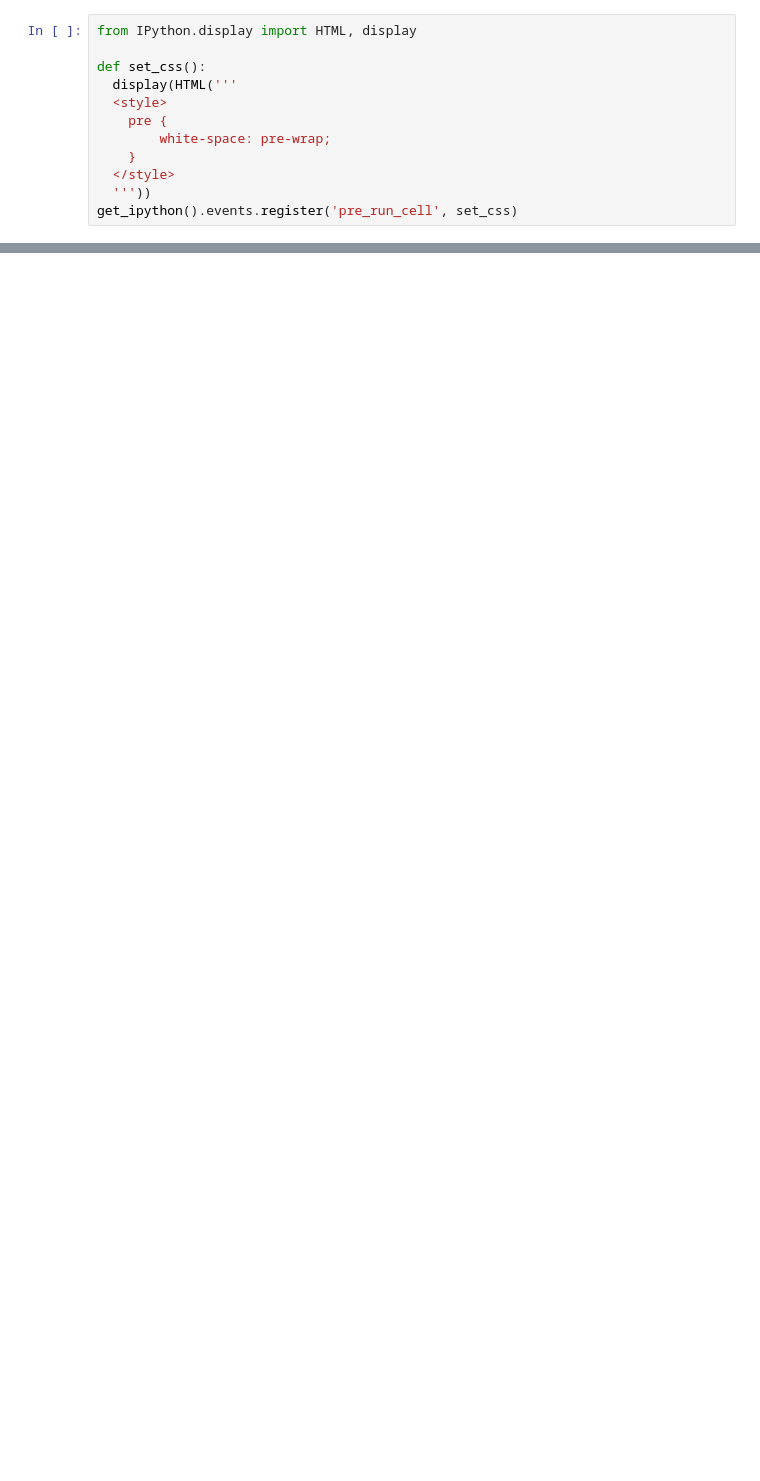
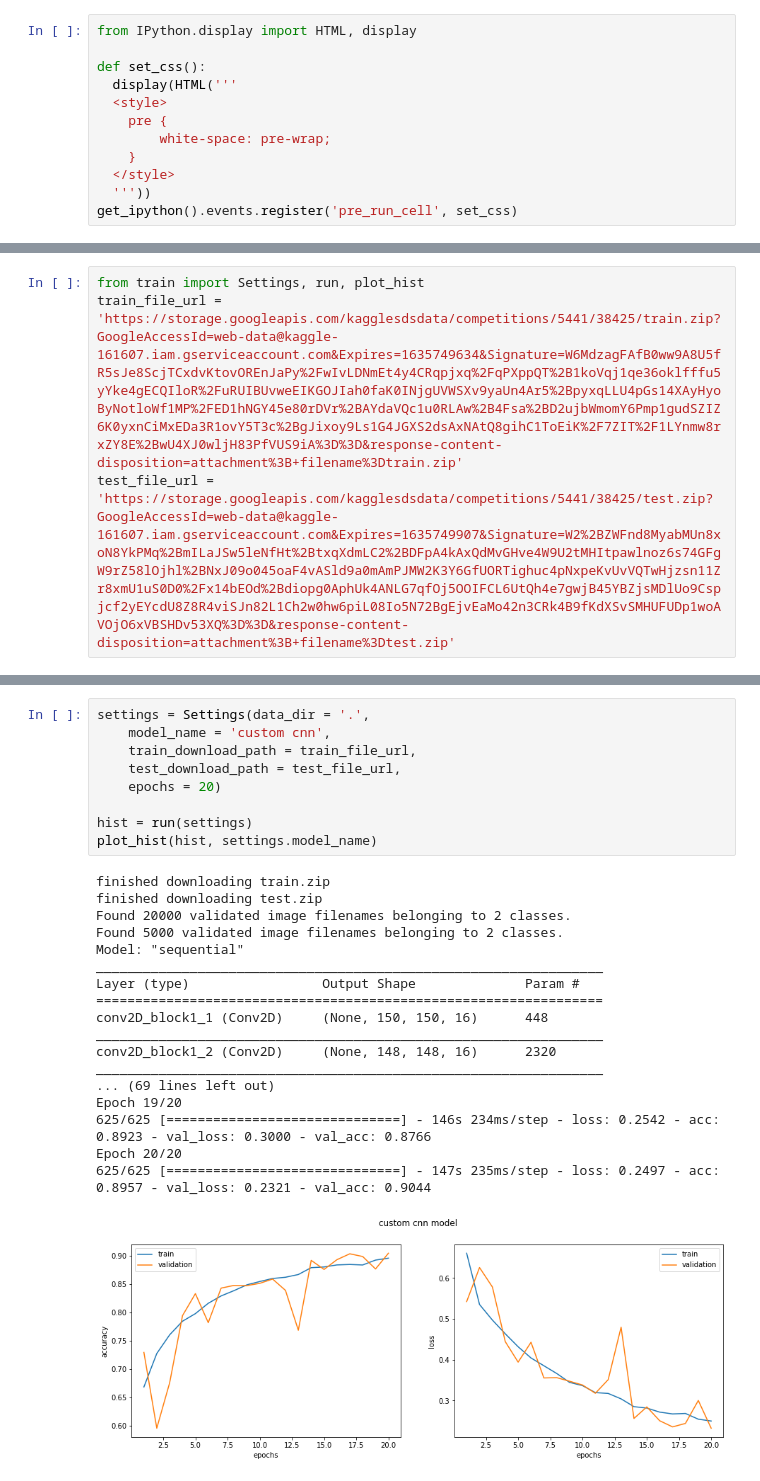
Before and after one commit to gaolichen/machine-learning-examples, a Jupyter notebook: cnn/dog_vs_cat.ipynb, the cells around one changed output, grey strips where cells are left out. Drawn from its saved outputs; the diff is of its cells as text; blank space fills up the shorter version.

```diff
--- a/cnn/dog_vs_cat.ipynb
+++ b/cnn/dog_vs_cat.ipynb
@@ -567,0 +15,4 @@ loading weights from /content/drive/MyDrive/colab/dog_cat/resnet50_run1_0012.ckp
+# %%
+from train import Settings, run, plot_hist
+train_file_url = 'https://storage.googleapis.com/kagglesdsdata/competitions/5441/38425/train.zip?GoogleAccessId=web-data@kaggle-161607.iam.gserviceaccount.com&Expires=1635749634&Signature=W6MdzagFAfB0ww9A8U5fR5sJe8ScjTCxdvKtovOREnJaPy%2FwIvLDNmEt4y4CRqpjxq%2FqPXppQT%2B1koVqj1qe36oklfffu5yYke4gECQIloR%2FuRUIBUvweEIKGOJIah0faK0INjgUVWSXv9yaUn4Ar5%2BpyxqLLU4pGs14XAyHyoByNotloWf1MP%2FED1hNGY45e80rDVr%2BAYdaVQc1u0RLAw%2B4Fsa%2BD2ujbWmomY6Pmp1gudSZIZ6K0yxnCiMxEDa3R1ovY5T3c%2BgJixoy9Ls1G4JGXS2dsAxNAtQ8gihC1ToEiK%2F7ZIT%2F1LYnmw8rxZY8E%2BwU4XJ0wljH83PfVUS9iA%3D%3D&response-content-disposition=attachment%3B+filename%3Dtrain.zip'
+test_file_url = 'https://storage.googleapis.com/kagglesdsdata/competitions/5441/38425/test.zip?GoogleAccessId=web-data@kaggle-161607.iam.gserviceaccount.com&Expires=1635749907&Signature=W2%2BZWFnd8MyabMUn8xoN8YkPMq%2BmILaJSw5leNfHt%2BtxqXdmLC2%2BDFpA4kAxQdMvGHve4W9U2tMHItpawlnoz6s74GFgW9rZ58lOjhl%2BNxJ09o045oaF4vASld9a0mAmPJMW2K3Y6GfUORTighuc4pNxpeKvUvVQTwHjzsn11Zr8xmU1uS0D0%2Fx14bEOd%2Bdiopg0AphUk4ANLG7qfOj5OOIFCL6UtQh4e7gwjB45YBZjsMDlUo9Cspjcf2yEYcdU8Z8R4viSJn82L1Ch2w0hw6piL08Io5N72BgEjvEaMo42n3CRk4B9fKdXSvSMHUFUDp1woAVOjO6xVBSHDv53XQ%3D%3D&response-content-disposition=attachment%3B+filename%3Dtest.zip'
@@ -567,0 +21,28 @@ loading weights from /content/drive/MyDrive/colab/dog_cat/resnet50_run1_0012.ckp
+# %%
+settings = Settings(data_dir = '.',
+    model_name = 'custom cnn',
+    train_download_path = train_file_url,
+    test_download_path = test_file_url,
+    epochs = 20)
+
+hist = run(settings)
+plot_hist(hist, settings.model_name)
+# %% [output]
+finished downloading train.zip
+finished downloading test.zip
+Found 20000 validated image filenames belonging to 2 classes.
+Found 5000 validated image filenames belonging to 2 classes.
+Model: "sequential"
+_________________________________________________________________
+Layer (type)                 Output Shape              Param #
+=================================================================
+conv2D_block1_1 (Conv2D)     (None, 150, 150, 16)      448
+_________________________________________________________________
+conv2D_block1_2 (Conv2D)     (None, 148, 148, 16)      2320
+_________________________________________________________________
+... (69 lines left out)
+Epoch 19/20
+625/625 [==============================] - 146s 234ms/step - loss: 0.2542 - acc: 0.8923 - val_loss: 0.3000 - val_acc: 0.8766
+Epoch 20/20
+625/625 [==============================] - 147s 235ms/step - loss: 0.2497 - acc: 0.8957 - val_loss: 0.2321 - val_acc: 0.9044
+[figure, added]
```
Also changed, not shown: parts of 41 cells of this notebook.
